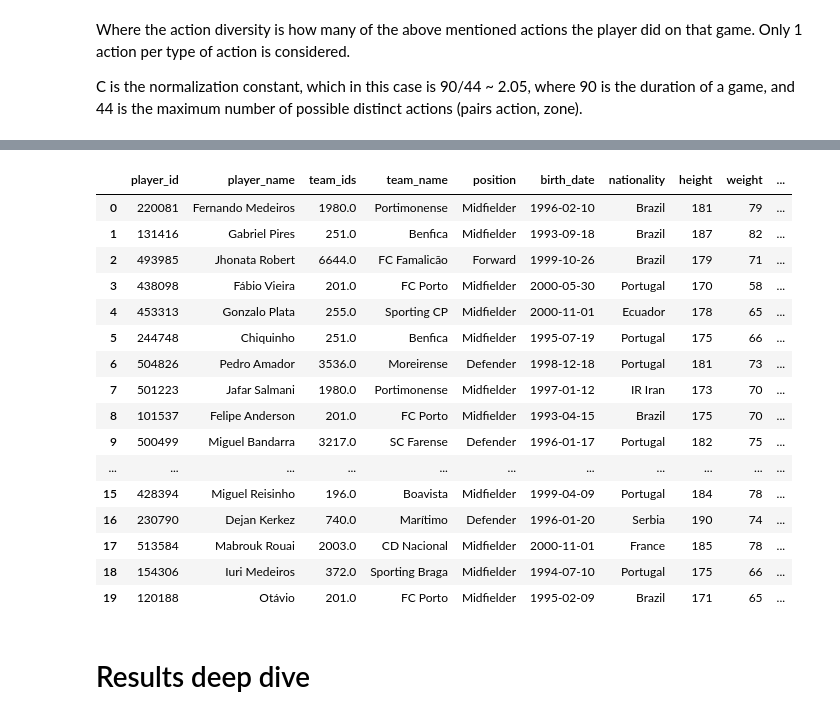
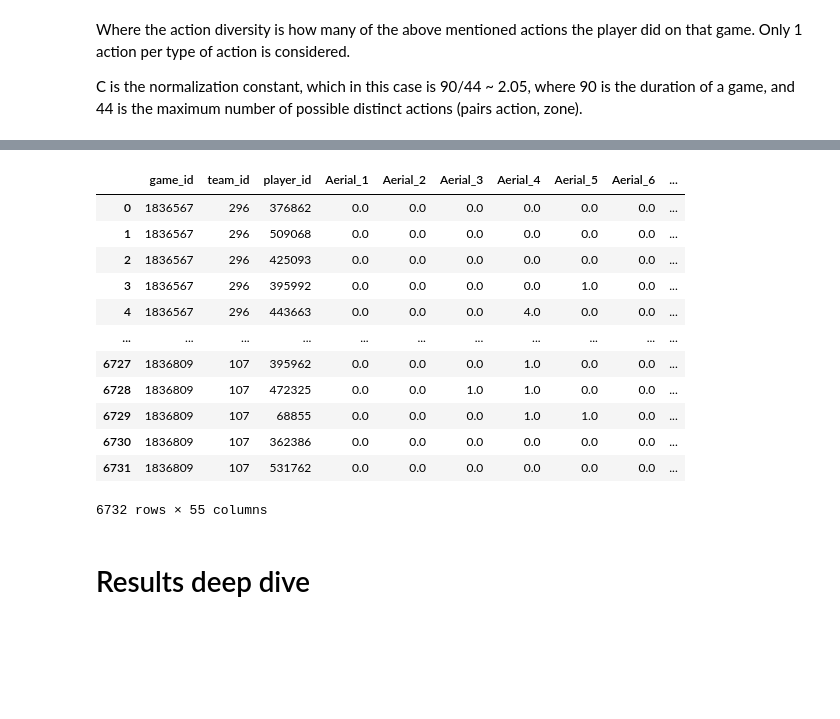
Before and after one commit to LuisSimoes17/TVI_footballindex, a Jupyter notebook: examples/tvi_exploration.ipynb, the cells around one changed output, grey strips where cells are left out. Drawn from its saved outputs; the diff is of its cells as text; code cells hidden in the pictures; blank space fills up the shorter version.

```diff
--- a/examples/tvi_exploration.ipynb
+++ b/examples/tvi_exploration.ipynb
@@ -82,7 +82,7 @@ See the caveats in the documentation: https://pandas.pydata.org/pandas-docs/stab
 all_metric_events = pd.concat([
     interceptions, tackles, aerials, progressive_passes, dribbles, key_passes, deep_completions, shots_on_target
 ])
-all_metric_events['player_id'] = all_metric_events['player_id'].astype(str)
+all_metric_events['player_id'] = all_metric_events['player_id'].astype(int).astype(str)
 all_metric_events
 # %% [output]
 |  | game_id | team_id | player_id | event_name | x | y |
@@ -114,21 +110,0 @@ C = 90/44
-# %%
-# pivot df on zone and event_type (this slightly complicates the index calculation but gives more explainability)
-all_metric_events['event_zone'] = all_metric_events['event_name']+'_'+all_metric_events['zone'].astype('str')
-tvi = all_metric_events.pivot_table(index=['game_id', 'team_id', 'player_id'],
-                                      columns=['event_zone'],
-                                      values='count').fillna(0).reset_index()\
-                                      .reset_index(drop=True)
-
-# Calculate action diversity by summing all columns (except indexes)
-# each column can only contribute with maximum 1
-event_zone_cols = [col for col in tvi.columns if col not in ['game_id', 'team_id', 'player_id']]
-tvi['action_diversity'] = tvi[event_zone_cols].clip(upper=1).sum(axis=1)
-
-# join time on pitch (time on pitch was already filtered for players that played > 30')
-tvi = pd.merge(tvi, play_time, on=['game_id', 'team_id', 'player_id'], how='right')\
-  .fillna(0)  # fill for players that didn't have any of the selected actions (we want their TVI to be 0)
-
-# calculate TVI
-tvi['TVI'] = C * tvi['action_diversity'] / tvi['play_time']
-tvi['TVI'] = tvi['TVI'].clip(upper=1)
-tvi.sort_values('TVI', ascending=False)
@@ -232,30 +111,24 @@ player_name.head()
-# %%
-tvi_final['player_id'] = tvi_final['player_id'].astype('int')
-tvi_final_wNames = pd.merge(player_name, tvi_final, on='player_id', how='right')\
-  .sort_values('TVI', ascending=False).reset_index(drop=True)
-
-# exclude goalkeepers (the metric doesn't apply to gks)
-tvi_final_wNames = tvi_final_wNames[tvi_final_wNames['position'] != 'Goalkeeper']
-
-tvi_final_wNames.head(20)
-# %% [output]
-|  | player_id | player_name | team_ids | team_name | position | birth_date | nationality | height | weight | ... |
-| 0 | 220081 | Fernando Medeiros | 1980.0 | Portimonense | Midfielder | 1996-02-10 | Brazil | 181 | 79 | ... |
-| 1 | 131416 | Gabriel Pires | 251.0 | Benfica | Midfielder | 1993-09-18 | Brazil | 187 | 82 | ... |
-| 2 | 493985 | Jhonata Robert | 6644.0 | FC Famalicão | Forward | 1999-10-26 | Brazil | 179 | 71 | ... |
-| 3 | 438098 | Fábio Vieira | 201.0 | FC Porto | Midfielder | 2000-05-30 | Portugal | 170 | 58 | ... |
-| 4 | 453313 | Gonzalo Plata | 255.0 | Sporting CP | Midfielder | 2000-11-01 | Ecuador | 178 | 65 | ... |
-| 5 | 244748 | Chiquinho | 251.0 | Benfica | Midfielder | 1995-07-19 | Portugal | 175 | 66 | ... |
-| 6 | 504826 | Pedro Amador | 3536.0 | Moreirense | Defender | 1998-12-18 | Portugal | 181 | 73 | ... |
-| 7 | 501223 | Jafar Salmani | 1980.0 | Portimonense | Midfielder | 1997-01-12 | IR Iran | 173 | 70 | ... |
-| 8 | 101537 | Felipe Anderson | 201.0 | FC Porto | Midfielder | 1993-04-15 | Brazil | 175 | 70 | ... |
-| 9 | 500499 | Miguel Bandarra | 3217.0 | SC Farense | Defender | 1996-01-17 | Portugal | 182 | 75 | ... |
-| ... | ... | ... | ... | ... | ... | ... | ... | ... | ... | ... |
-| 15 | 428394 | Miguel Reisinho | 196.0 | Boavista | Midfielder | 1999-04-09 | Portugal | 184 | 78 | ... |
-| 16 | 230790 | Dejan Kerkez | 740.0 | Marítimo | Defender | 1996-01-20 | Serbia | 190 | 74 | ... |
-| 17 | 513584 | Mabrouk Rouai | 2003.0 | CD Nacional | Midfielder | 2000-11-01 | France | 185 | 78 | ... |
-| 18 | 154306 | Iuri Medeiros | 372.0 | Sporting Braga | Midfielder | 1994-07-10 | Portugal | 175 | 66 | ... |
-| 19 | 120188 | Otávio | 201.0 | FC Porto | Midfielder | 1995-02-09 | Brazil | 171 | 65 | ... |
+# %%
+# Calculate TVI with the custom grid
+tvi_df = calculator.calculate_tvi(
+    all_metric_events,
+    play_time
+)
+tvi_df
+# %% [output]
+|  | game_id | team_id | player_id | Aerial_1 | Aerial_2 | Aerial_3 | Aerial_4 | Aerial_5 | Aerial_6 | ... |
+| 0 | 1836567 | 296 | 376862 | 0.0 | 0.0 | 0.0 | 0.0 | 0.0 | 0.0 | ... |
+| 1 | 1836567 | 296 | 509068 | 0.0 | 0.0 | 0.0 | 0.0 | 0.0 | 0.0 | ... |
+| 2 | 1836567 | 296 | 425093 | 0.0 | 0.0 | 0.0 | 0.0 | 0.0 | 0.0 | ... |
+| 3 | 1836567 | 296 | 395992 | 0.0 | 0.0 | 0.0 | 0.0 | 1.0 | 0.0 | ... |
+| 4 | 1836567 | 296 | 443663 | 0.0 | 0.0 | 0.0 | 4.0 | 0.0 | 0.0 | ... |
+| ... | ... | ... | ... | ... | ... | ... | ... | ... | ... | ... |
+| 6727 | 1836809 | 107 | 395962 | 0.0 | 0.0 | 0.0 | 1.0 | 0.0 | 0.0 | ... |
+| 6728 | 1836809 | 107 | 472325 | 0.0 | 0.0 | 1.0 | 1.0 | 0.0 | 0.0 | ... |
+| 6729 | 1836809 | 107 | 68855 | 0.0 | 0.0 | 0.0 | 1.0 | 1.0 | 0.0 | ... |
+| 6730 | 1836809 | 107 | 362386 | 0.0 | 0.0 | 0.0 | 0.0 | 0.0 | 0.0 | ... |
+| 6731 | 1836809 | 107 | 531762 | 0.0 | 0.0 | 0.0 | 0.0 | 0.0 | 0.0 | ... |
+6732 rows × 55 columns
 # %% [markdown]
 # Results deep dive
 # %%
```
Also changed, not shown: parts of 8 cells of this notebook, 2 other files.
